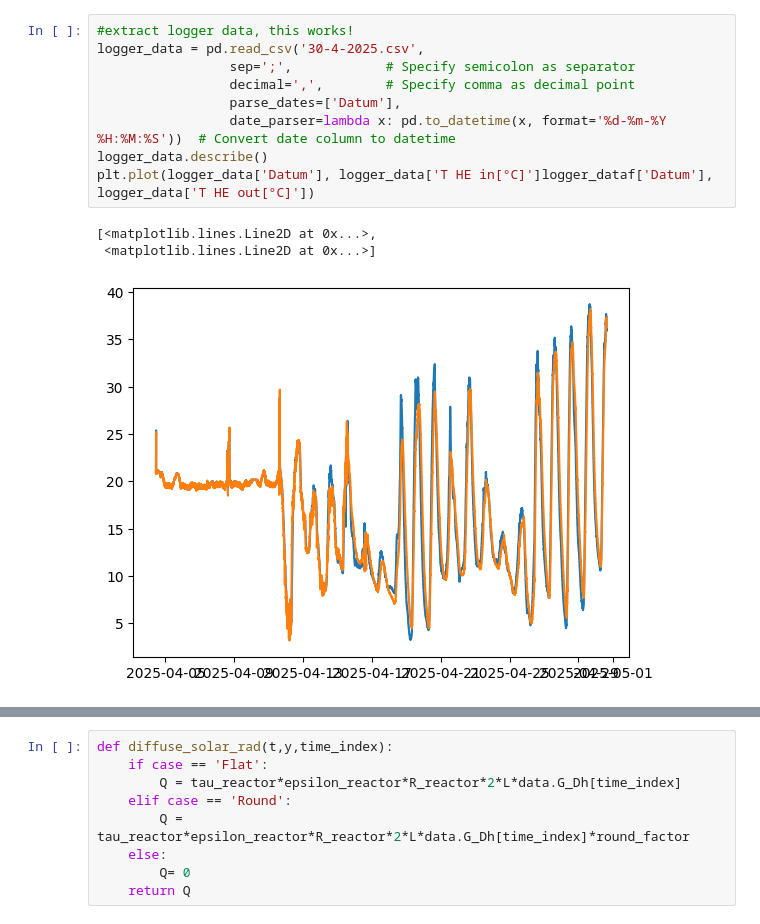
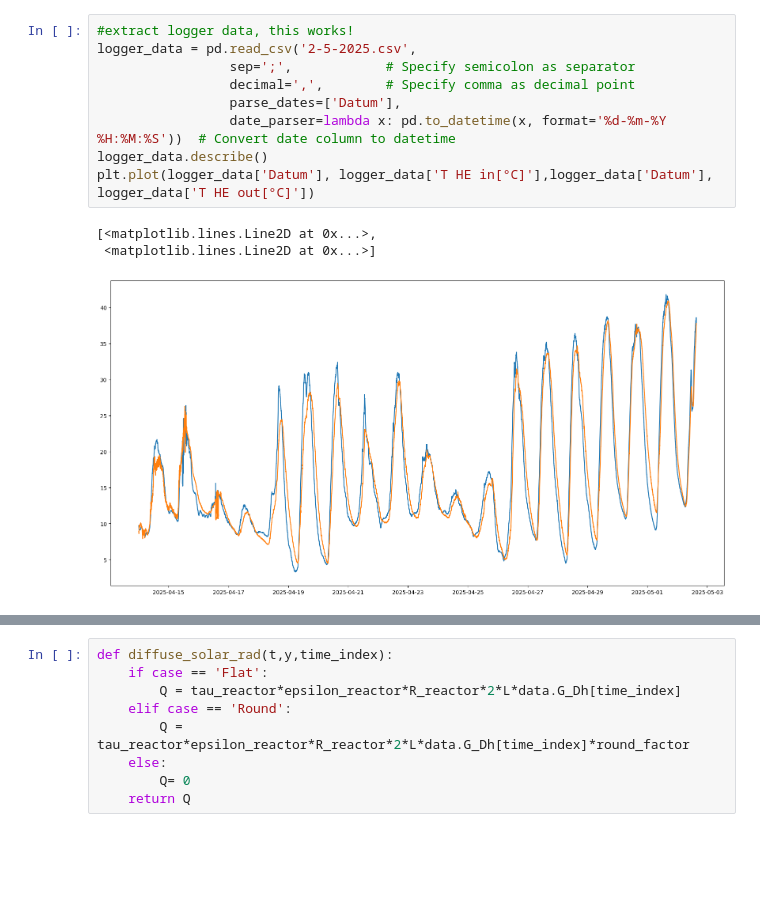
Before and after one commit to MatthijsKok01/Code, a Jupyter notebook: import_data.ipynb, the cells around one changed output, grey strips where cells are left out. Cells and saved outputs as stored; diff of their text form; blank space fills up the shorter version.

```diff
--- a/import_data.ipynb
+++ b/import_data.ipynb
@@ -128,15 +179,15 @@ data.describe()
 # %%
 #extract logger data, this works!
-logger_data = pd.read_csv('30-4-2025.csv',
+logger_data = pd.read_csv('2-5-2025.csv',
                  sep=';',            # Specify semicolon as separator
                  decimal=',',        # Specify comma as decimal point
                  parse_dates=['Datum'],
                  date_parser=lambda x: pd.to_datetime(x, format='%d-%m-%Y %H:%M:%S'))  # Convert date column to datetime
 logger_data.describe()
-plt.plot(logger_data['Datum'], logger_data['T HE in[°C]']logger_dataf['Datum'], logger_data['T HE out[°C]'])
+plt.plot(logger_data['Datum'], logger_data['T HE in[°C]'],logger_data['Datum'], logger_data['T HE out[°C]'])
 # %% [output]
 [<matplotlib.lines.Line2D at 0x...>,
  <matplotlib.lines.Line2D at 0x...>]
-[figure, old version]
+[figure, new version]
 # %%
 # defining setup choices
```
Also changed, not shown: parts of 27 cells of this notebook.
